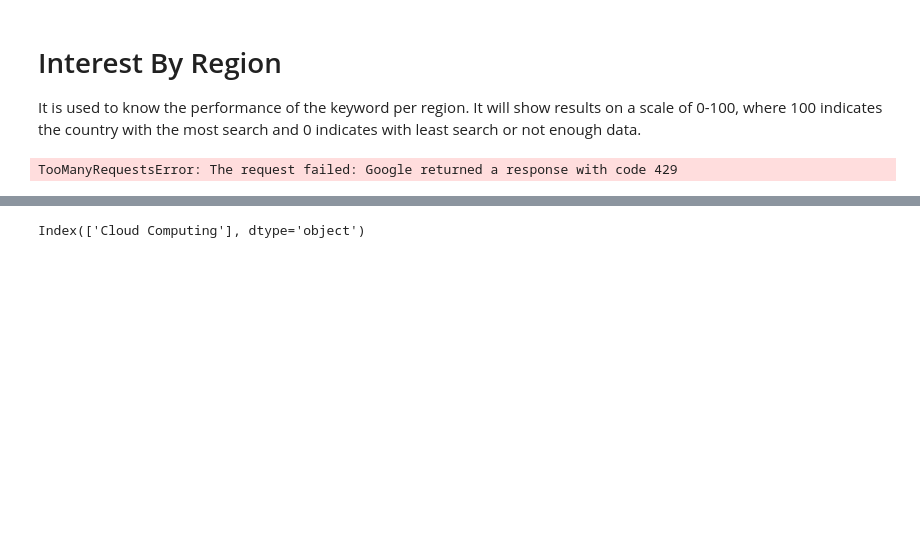
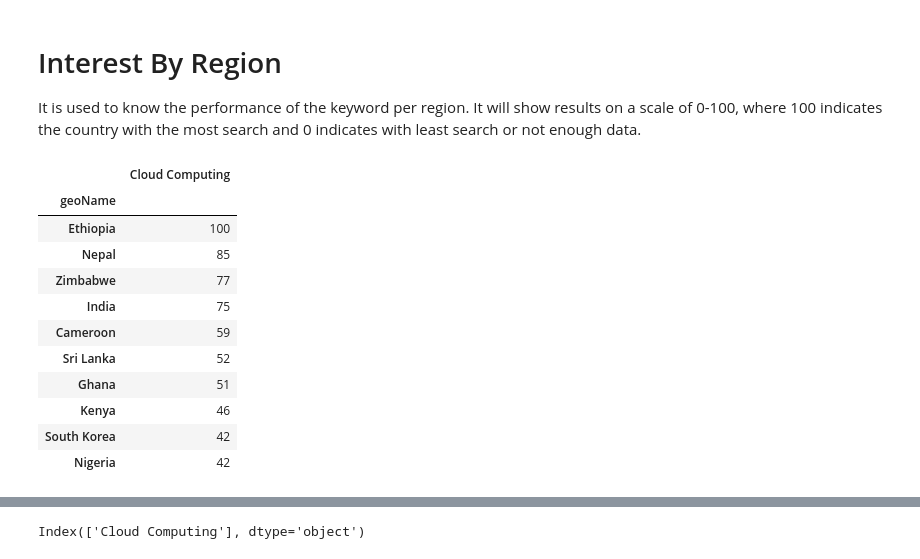
Before and after one commit to deepikasainju/google-search-analysis-using-pytrends, a Jupyter notebook: google search analysis.ipynb, the cells around one changed output, grey strips where cells are left out. Drawn from its saved outputs; the diff is of its cells as text; code cells hidden in the pictures; blank space fills up the shorter version.

Commit message:
some errors solved

```diff
--- a/google search analysis.ipynb
+++ b/google search analysis.ipynb
@@ -91,12 +93,22 @@ It is used to know the performance of the keyword per region. It will show resul
 # %%
 Trending_topics.build_payload(kw_list,cat=0, timeframe='today 12-m', geo='', gprop='')
 datar = Trending_topics.interest_by_region()
-datar = datar.sort_values(by="Cloud Computing",
-						ascending = False)
+datar = datar.sort_values(by="Cloud Computing", ascending = False)
 datar = datar.head(10)
 datar
 # %% [output]
-TooManyRequestsError: The request failed: Google returned a response with code 429
+|  | Cloud Computing |
+| geoName |  |
+| Ethiopia | 100 |
+| Nepal | 85 |
+| Zimbabwe | 77 |
+| India | 75 |
+| Cameroon | 59 |
+| Sri Lanka | 52 |
+| Ghana | 51 |
+| Kenya | 46 |
+| South Korea | 42 |
+| Nigeria | 42 |
 # %%
 datar.reset_index()
 # %% [output]
```
Also changed, not shown: parts of 5 cells of this notebook.
